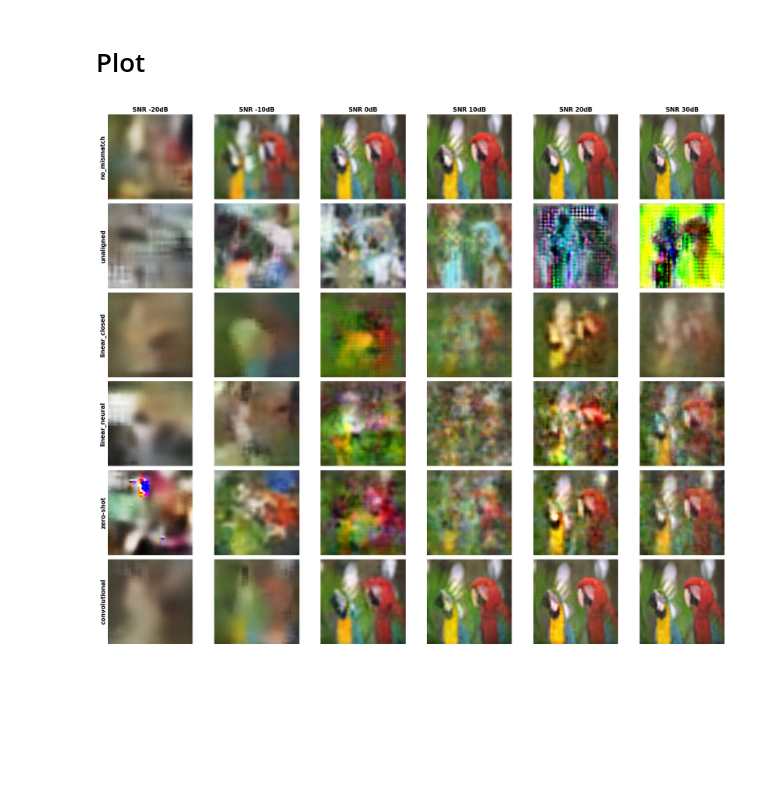
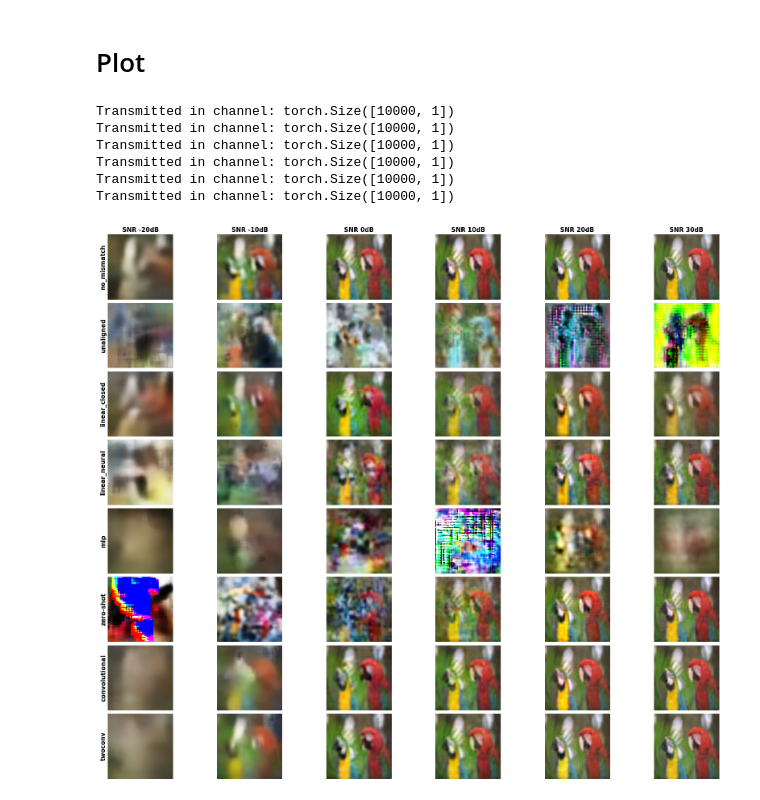
Before and after one commit to LorenzoPannacci/DJSCC-Semantic-Equalization, a Jupyter notebook: alignment/plots_snr.ipynb, the cells around one changed output. Saved outputs shown, nothing was run; the diff lists cells and outputs as text; code cells hidden in the pictures; blank space fills up the shorter version.

Commit message:
added twoconv aligner, changed non-linearity to PReLU

```diff
--- a/alignment/plots_snr.ipynb
+++ b/alignment/plots_snr.ipynb
@@ -99,7 +112,7 @@ for snr in snrs:
     decoder = copy.deepcopy(load_deep_jscc(model2_fp, snr, c, "AWGN").decoder)
 
     for type in types:
-        aligner_fp = f'alignment/models/plots/{plot_folder}/aligner_{type}_{snr}.pkl'
+        aligner_fp = f'alignment/models/plots/{plot_folder}/aligner_{type}_{snr}.pth'
         output_path = f'alignment/models/plots/{plot_folder}/images/{type}_{snr}.png'
 
         if type == "unaligned":
@@ -109,21 +122,26 @@ for snr in snrs:
             aligned_model = AlignedDeepJSCC(encoder, copy.deepcopy(load_deep_jscc(model1_fp, snr, c, "AWGN").decoder), None, snr, "AWGN")
 
         else:
-            with open(aligner_fp, 'rb') as f:
-                aligner = pickle.load(f)
-
+            aligner = prepare_aligner(aligner_fp, device, resolution, c, n_samples)
             aligned_model = AlignedDeepJSCC(encoder, decoder, aligner, snr, "AWGN")
 
         get_image_aligner(aligned_model, image_path, output_path, resolution, upscale_factor)
+# %% [output]
+Transmitted in channel: torch.Size([10000, 1])
+Transmitted in channel: torch.Size([10000, 1])
+Transmitted in channel: torch.Size([10000, 1])
+Transmitted in channel: torch.Size([10000, 1])
+Transmitted in channel: torch.Size([10000, 1])
+Transmitted in channel: torch.Size([10000, 1])
 # %%
 # Set parameters
-num_rows = 6
+num_rows = 8
 num_cols = 6
 batch_size = num_rows * num_cols
 
 # Class names and custom headers
-row_titles = ["no_mismatch", "unaligned", "linear_closed", "linear_neural", "zero-shot", "convolutional"]
-row_path = ["no_mismatch", "unaligned", "linear", "neural", "zeroshot", "conv"]
+row_titles = ["no_mismatch", "unaligned", "linear_closed", "linear_neural", "mlp", "zero-shot", "convolutional", "twoconv"]
+row_path = ["no_mismatch", "unaligned", "linear", "neural", "mlp", "zeroshot", "conv", "twoconv"]
 col_titles = ["SNR -20dB", "SNR -10dB", "SNR 0dB", "SNR 10dB", "SNR 20dB", "SNR 30dB"]
 col_path = ["-20", "-10", "0", "10", "20", "30"]
 
@@ -149,31 +167,31 @@ for i in range(num_rows):
 
         except FileNotFoundError:
             # Create placeholder for missing images
             ax.text(0.5, 0.5, f'Missing:\n{row_path[i]}_{col_path[j]}',
                    ha='center', va='center', transform=ax.transAxes,
                    fontsize=8, bbox=dict(boxstyle='round', facecolor='lightgray'))
 
         # Remove all ticks and spines for cleaner look
         ax.set_xticks([])
         ax.set_yticks([])
         for spine in ax.spines.values():
             spine.set_visible(False)
 
         # Add column headers on top row
         if i == 0:
             ax.text(0.5, 1.02, col_titles[j], ha='center', va='bottom',
                    transform=ax.transAxes, fontsize=11, fontweight='bold')
 
         # Add row headers on left column
         if j == 0:
             ax.text(-0.02, 0.5, row_titles[i], ha='right', va='center',
                    transform=ax.transAxes, fontsize=11, fontweight='bold',
                    rotation=90)
 
 # Remove extra whitespace
 plt.subplots_adjust(left=0.08, right=0.98, top=0.92, bottom=0.02,
                    hspace=0.05, wspace=0.02)
 
 plt.show()
 # %% [output]
-[figure, old version]
+[figure, new version]
```
Also changed, not shown: parts of 2 cells of this notebook, 6 other files.
